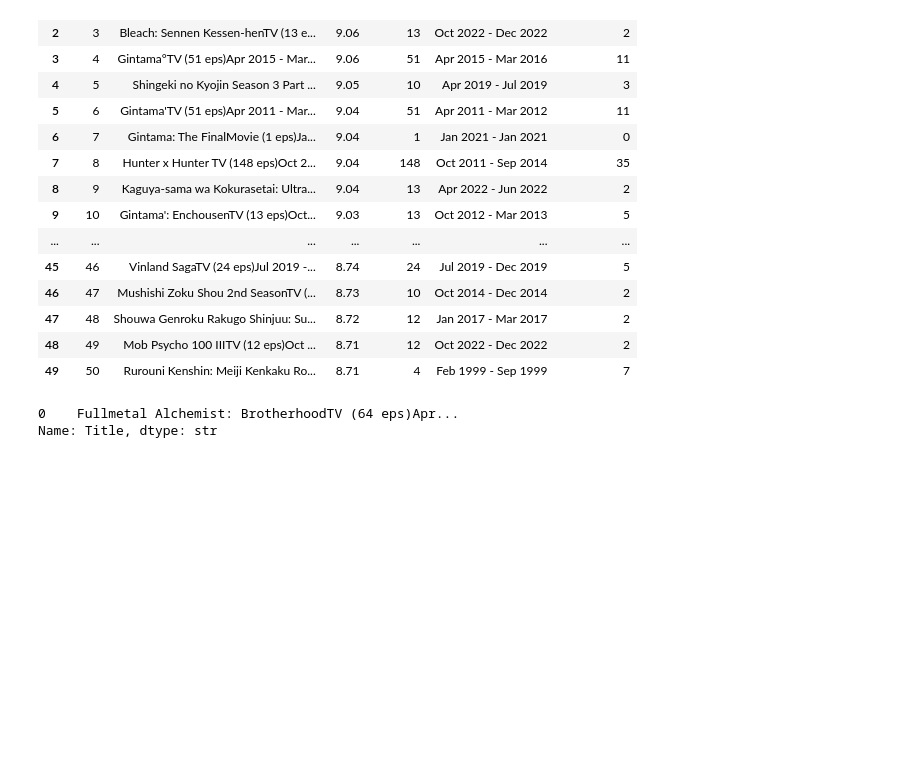
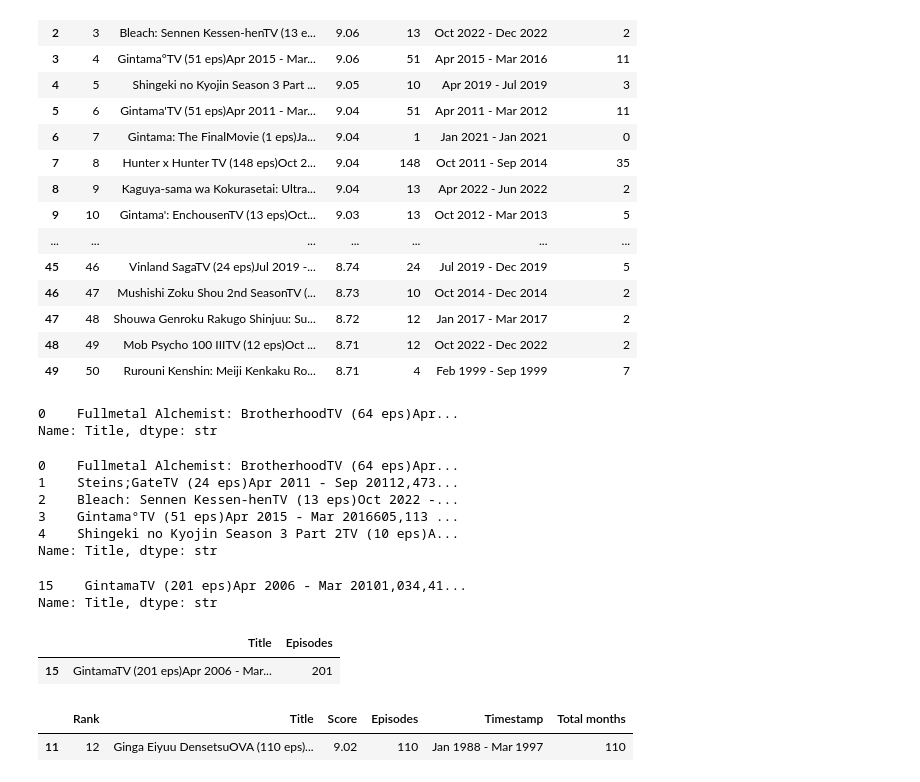
Before and after one commit to Murali-Manohar31/Pandas, a Jupyter notebook: Featureextraction.ipynb, the cells around one changed output. Drawn from its saved outputs; the diff is of its cells as text; code cells hidden in the pictures; blank space fills up the shorter version.

```diff
--- a/Featureextraction.ipynb
+++ b/Featureextraction.ipynb
@@ -154,6 +154,15 @@ df[df['Score']==df['Score'].max()]['Title']
 # %% [output]
 0    Fullmetal Alchemist: BrotherhoodTV (64 eps)Apr...
 Name: Title, dtype: str
+# %%
+df['Title'].head()
+# %% [output]
+0    Fullmetal Alchemist: BrotherhoodTV (64 eps)Apr...
+1    Steins;GateTV (24 eps)Apr 2011 - Sep 20112,473...
+2    Bleach: Sennen Kessen-henTV (13 eps)Oct 2022 -...
+3    Gintama°TV (51 eps)Apr 2015 - Mar 2016605,113 ...
+4    Shingeki no Kyojin Season 3 Part 2TV (10 eps)A...
+Name: Title, dtype: str
 # %%
 #make a new column for Ep count
 #make a new column for time stamp
@@ -164 +173,16 @@ Name: Title, dtype: str
 #which is the longest running anime
+# %%
+df[df['Episodes']==df['Episodes'].max()]['Title']
+# %% [output]
+15    GintamaTV (201 eps)Apr 2006 - Mar 20101,034,41...
+Name: Title, dtype: str
+# %%
+df[df["Episodes"]==df['Episodes'].max()][['Title','Episodes']]
+# %% [output]
+|  | Title | Episodes |
+| 15 | GintamaTV (201 eps)Apr 2006 - Mar... | 201 |
+# %%
+df[df['Total months']==df['Total months'].max()]
+# %% [output]
+|  | Rank | Title | Score | Episodes | Timestamp | Total months |
+| 11 | 12 | Ginga Eiyuu DensetsuOVA (110 eps)... | 9.02 | 110 | Jan 1988 - Mar 1997 | 110 |
```
Also changed, not shown: parts of 2 cells of this notebook.
